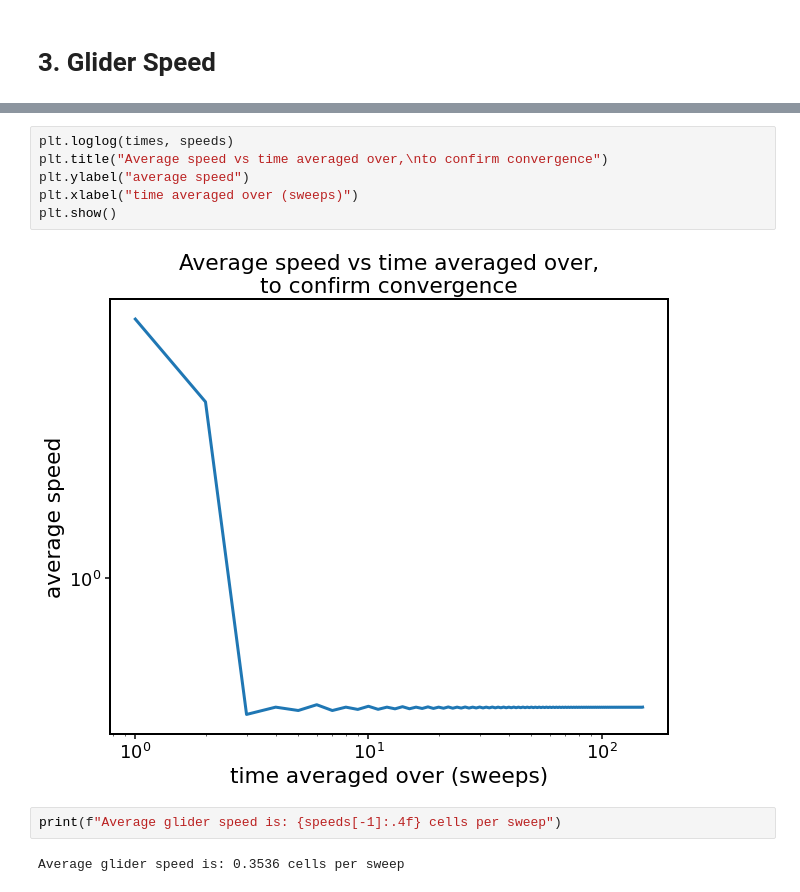
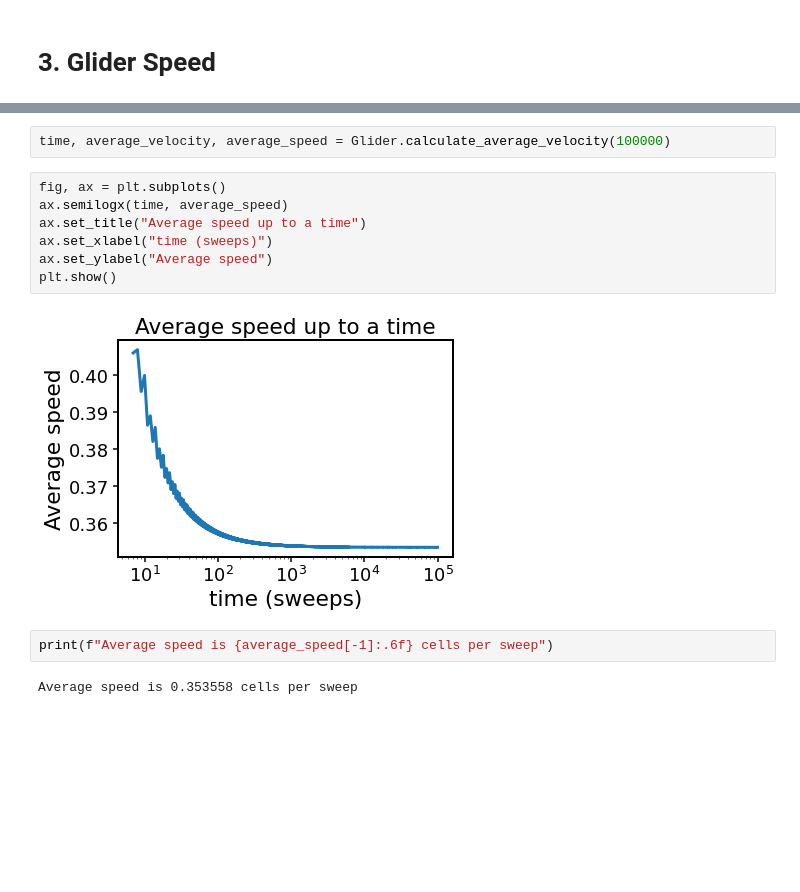
Before and after one commit to E-W-Jones/modelling-and-visualisation-in-physics, a Jupyter notebook: Checkpoint2/Checkpoint2.ipynb, the cells around one changed output, grey strips where cells are left out. Drawn from its saved outputs; the diff is of its cells as text; blank space fills up the shorter version.

```diff
--- a/Checkpoint2/Checkpoint2.ipynb
+++ b/Checkpoint2/Checkpoint2.ipynb
@@ -49,12 +27,15 @@ for t in range(1, time+1):
-# %%
-plt.loglog(times, speeds)
-plt.title("Average speed vs time averaged over,\nto confirm convergence")
-plt.ylabel("average speed")
-plt.xlabel("time averaged over (sweeps)")
-plt.show()
-# %% [output]
-[figure, removed]
-# %%
-print(f"Average glider speed is: {speeds[-1]:.4f} cells per sweep")
-# %% [output]
-Average glider speed is: 0.3536 cells per sweep
+# %%
+time, average_velocity, average_speed = Glider.calculate_average_velocity(100000)
+# %%
+fig, ax = plt.subplots()
+ax.semilogx(time, average_speed)
+ax.set_title("Average speed up to a time")
+ax.set_xlabel("time (sweeps)")
+ax.set_ylabel("Average speed")
+plt.show()
+# %% [output]
+[figure, added]
+# %%
+print(f"Average speed is {average_speed[-1]:.6f} cells per sweep")
+# %% [output]
+Average speed is 0.353558 cells per sweep
```
Also changed, not shown: parts of 5 cells of this notebook, 1 other file.
